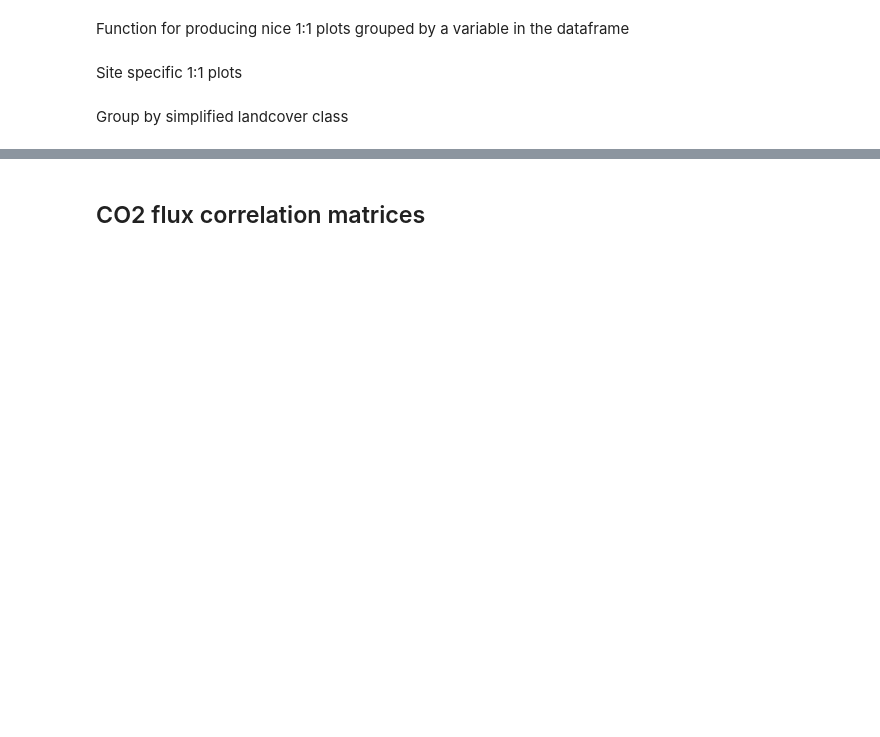
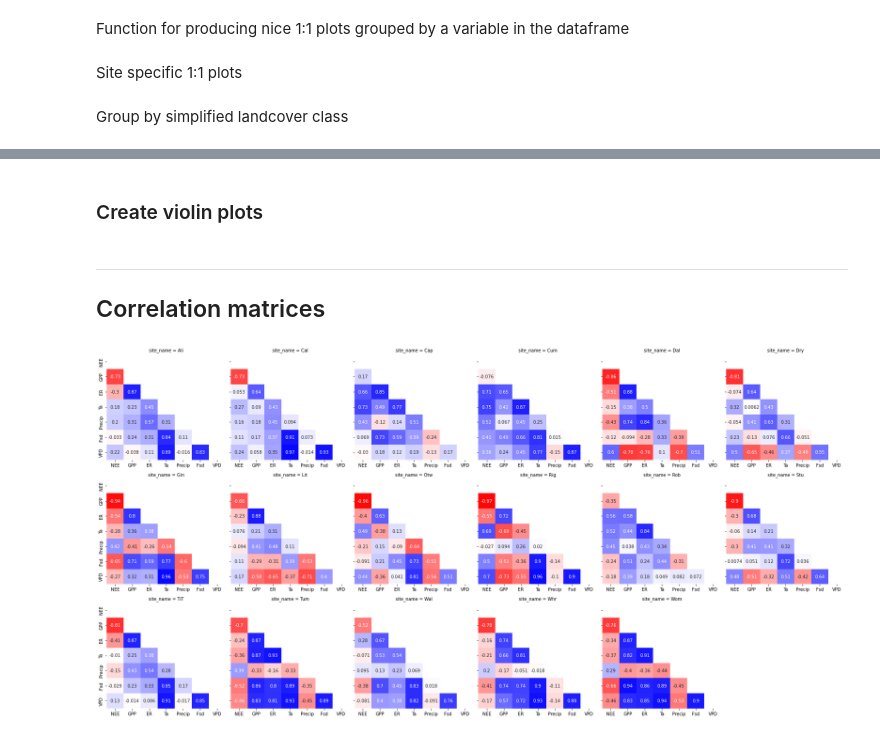
Before and after one commit to cbur24/NEE_modelling, a Jupyter notebook: 3_Compare_insitu_and_gridded.ipynb, the cells around one changed output, grey strips where cells are left out. Cells and saved outputs as stored; diff of their text form; code cells hidden in the pictures; blank space fills up the shorter version.

Commit message:
violin plots and facet correlatoin matrix

```diff
--- a/3_Compare_insitu_and_gridded.ipynb
+++ b/3_Compare_insitu_and_gridded.ipynb
@@ -105,0 +96,5 @@ sns.displot(df, x="flipper_length_mm", hue="species", kind="kde", multiple="stac
+# %%
+ec_vars = df.filter(regex='EC').drop(['NEE_SOLO_EC', 'GPP_SOLO_EC', 'ER_SOLO_EC', 'RH_EC', 'Sws_EC', 'Fe_EC', 'Fn_EC', 'Fh_EC', 'Fld_EC'],
+                                     axis=1).rename({'Ta_EC':'Ta', 'Precip_EC':'precip','Fsd_EC':'Fsd','VPD_EC':'VPD'},axis=1).reset_index(drop=True)
+ec_vars.head()
+ec_vars['Measurement'] = 'EC'
@@ -105,0 +143,10 @@ sns.displot(df, x="flipper_length_mm", hue="species", kind="kde", multiple="stac
+# %%
+df = pd.concat([ec_vars, ta_rs, solar, rain, vpd])
+
+ta = df[['Ta', 'Measurement']].melt(id_vars=['Measurement'], var_name='Ta').dropna().reset_index(drop=True)
+vpd = df[['VPD', 'Measurement']].melt(id_vars=['Measurement'], var_name='VPD').dropna().reset_index(drop=True)
+precip = df[['precip', 'Measurement']].melt(id_vars=['Measurement'], var_name='precip').dropna().reset_index(drop=True)
+precip = precip[precip.value < 300]
+solar = df[['Fsd', 'Measurement']].melt(id_vars=['Measurement'], var_name='Fsd').dropna().reset_index(drop=True)
+# %% [markdown]
+### Create violin plots
@@ -106,4 +169,22 @@ sns.displot(df, x="flipper_length_mm", hue="species", kind="kde", multiple="stac
 # %% [markdown]
-## CO2 flux correlation matrices
+---
+## Correlation matrices
-# %%
-df = pd.read_csv(path,index_col='time', parse_dates=True)
+# %%
+def corr_matrix_ec(df, groupby_var, suffix, drop, col_wrap, output_path, height=4, aspect=1):
+    df = df.filter(regex=r'(_EC|site)').drop(drop,axis=1)
+    df = df.sort_values('site_name')
+    df.columns = df.columns.str.rstrip(suffix)
+    df = df.rename({'NEE_SOLO':'NEE', 'GPP_SOLO':'GPP', 'ER_SOLO':'ER'}, axis=1)
+    fg = sb.FacetGrid(df, col=groupby_var, col_wrap=col_wrap, sharex=False, height=height, aspect=aspect)
+    fg.map_dataframe(lambda data, color: sb.heatmap(data.corr(),vmin=-1.0, vmax=1.0,annot=True, cbar=False,  cmap="bwr_r", mask=np.triu(np.ones_like(data.corr(), dtype=bool))))
+    plt.savefig(output_path);
+
+corr_matrix_ec(df=df,
+           suffix='_EC',
+           drop=['Fe_EC','Fh_EC','Fld_EC', 'Sws_EC', 'RH_EC','Fn_EC'],
+           groupby_var='site_name',
+           col_wrap=6,
+           output_path='/g/data/os22/chad_tmp/NEE_modelling/results/figs/corr_ec.png'
+           )
+# %% [output]
+[figure, added]
```
Also changed, not shown: parts of 21 cells of this notebook, 4 other files.
